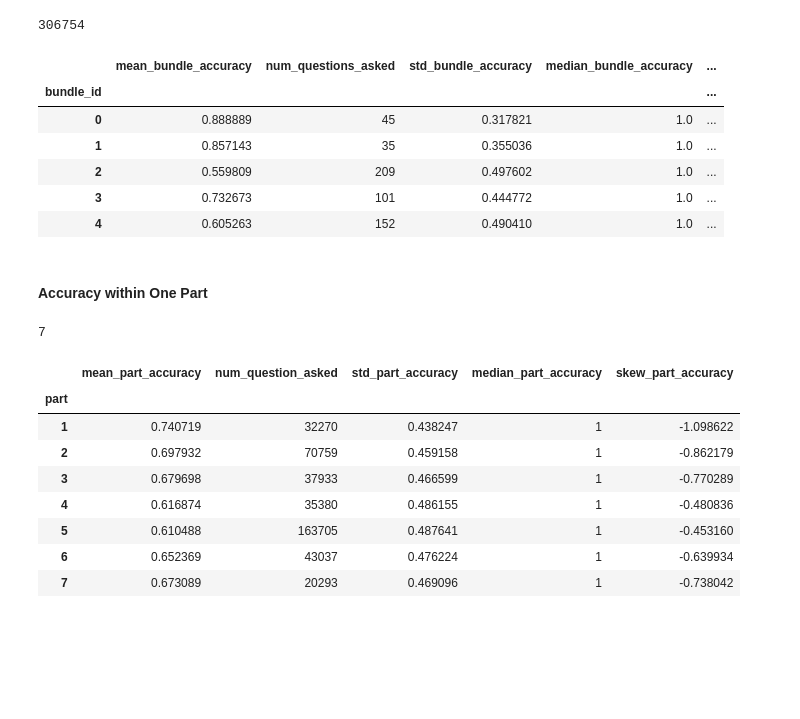
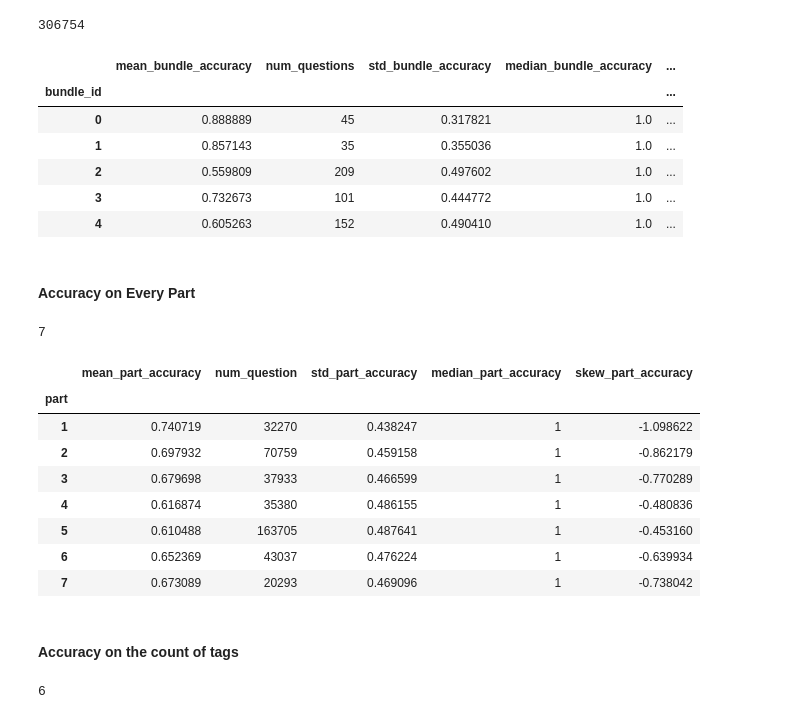
Before and after one commit to Yongliang-Shi/riiid_answer_correctness_prediction, a Jupyter notebook: feature_engineering.ipynb, the cells around one changed output. Drawn from its saved outputs; the diff is of its cells as text; code cells hidden in the pictures; blank space fills up the shorter version.

```diff
--- a/feature_engineering.ipynb
+++ b/feature_engineering.ipynb
@@ -310,14 +293,14 @@ df.sample(5)
 # %%
 # Compute the accuracy for every bundle id
 
 bundle_stats = train.groupby('bundle_id').answered_correctly.agg(['mean', 'count', 'std', 'median', 'skew'])
 
-bundle_stats.columns = ['mean_bundle_accuracy', 'num_questions_asked', 'std_bundle_accuracy',
+bundle_stats.columns = ['mean_bundle_accuracy', 'num_questions', 'std_bundle_accuracy',
                         'median_bundle_accuracy', 'skew_bundle_accuracy']
 
 bundle_stats.head()
 # %% [output]
-|  | mean_bundle_accuracy | num_questions_asked | std_bundle_accuracy | median_bundle_accuracy | ... |
+|  | mean_bundle_accuracy | num_questions | std_bundle_accuracy | median_bundle_accuracy | ... |
 | bundle_id |  |  |  |  | ... |
 | 0 | 0.888889 | 45 | 0.317821 | 1.0 | ... |
 | 1 | 0.857143 | 35 | 0.355036 | 1.0 | ... |
@@ -328,23 +311,23 @@ bundle_stats.head()
 # # Sava as the bundle_stats.csv
 # bundle_stats.to_csv(r'data_2000users/bundle_stats.csv')
 # %% [markdown]
-#### Accuracy within One Part
+#### Accuracy on Every Part
 # %%
 # How many unique tag numbers in the df?
 df.part.nunique()
 # %% [output]
 7
 # %%
-# Compute the accuracy on tag_count
+# Compute the accuracy on eveary part
 
 part_stats = train.groupby('part').answered_correctly.agg(['mean', 'count', 'std', 'median', 'skew'])
 
-part_stats.columns = ['mean_part_accuracy', 'num_question_asked', 'std_part_accuracy',
+part_stats.columns = ['mean_part_accuracy', 'num_question', 'std_part_accuracy',
                       'median_part_accuracy', 'skew_part_accuracy']
 
 part_stats
 # %% [output]
-|  | mean_part_accuracy | num_question_asked | std_part_accuracy | median_part_accuracy | skew_part_accuracy |
+|  | mean_part_accuracy | num_question | std_part_accuracy | median_part_accuracy | skew_part_accuracy |
 | part |  |  |  |  |  |
 | 1 | 0.740719 | 32270 | 0.438247 | 1 | -1.098622 |
 | 2 | 0.697932 | 70759 | 0.459158 | 1 | -0.862179 |
@@ -356,3 +339,10 @@ part_stats
 # %%
 # # Sava as the part_stats.csv
 # part_stats.to_csv(r'data_2000users/part_stats.csv')
+# %% [markdown]
+#### Accuracy on the count of tags
+# %%
+# How many unique count of the tags for each question
+df.tag_count.nunique()
+# %% [output]
+6
```
Also changed, not shown: parts of 13 cells of this notebook.
